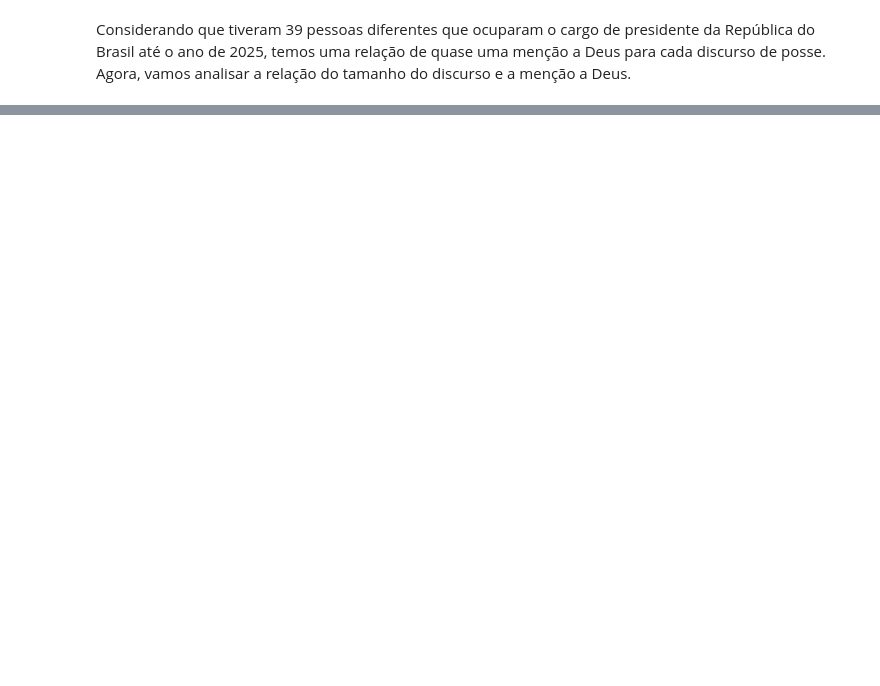
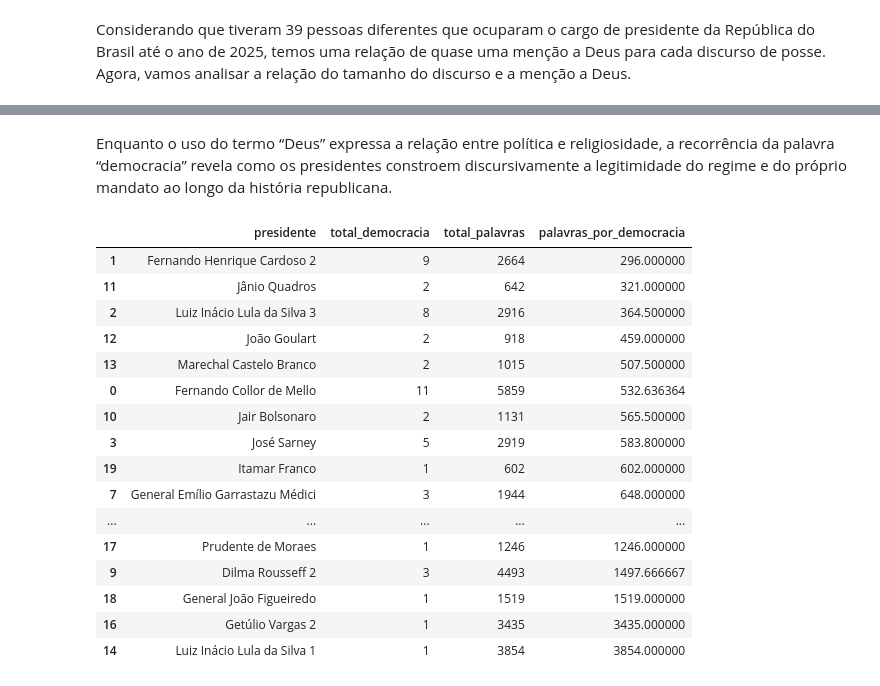
Before and after one commit to PhysicTeacherCode/Brazil-President-s-Speeches-Analysis, a Jupyter notebook: notebooks/01-exploratory.ipynb, the cells around one changed output, grey strips where cells are left out. Drawn from its saved outputs; the diff is of its cells as text; code cells hidden in the pictures; blank space fills up the shorter version.

```diff
--- a/notebooks/01-exploratory.ipynb
+++ b/notebooks/01-exploratory.ipynb
@@ -329,0 +339,47 @@ plt.show()
+# %% [markdown]
+Enquanto o uso do termo “Deus” expressa a relação entre política e religiosidade, a recorrência da palavra “democracia” revela como os presidentes constroem discursivamente a legitimidade do regime e do próprio mandato ao longo da história republicana.
+# %%
+query = """
+SELECT presidente, COUNT(*) AS total_democracia
+FROM (
+    SELECT
+        presidente,
+        unnest(string_to_array(lower(regexp_replace(par, '[^a-zA-Záéíóúàèìòùâêîôûãõçü ]', '', 'g')),' ')
+        ) AS palavra
+    FROM speeches
+) AS t
+WHERE palavra = 'democracia'
+GROUP BY presidente
+ORDER BY total_democracia DESC;
+"""
+
+df_democracia = pd.read_sql(query, engine)
+
+df_democracia['total_palavras'] = df_democracia['presidente'].map(df_tamanho.set_index('presidente')['total_palavras'])
+
+# Criar a razão
+df_democracia['palavras_por_democracia'] = df_democracia['total_palavras'] / df_democracia['total_democracia']
+
+df_democracia = df_democracia.sort_values('palavras_por_democracia', ascending=True)
+
+df_democracia[['presidente', 'total_democracia', 'total_palavras', 'palavras_por_democracia']].head(20)
+
+df_democracia.head(20)
+# %% [output]
+|  | presidente | total_democracia | total_palavras | palavras_por_democracia |
+| 1 | Fernando Henrique Cardoso 2 | 9 | 2664 | 296.000000 |
+| 11 | Jânio Quadros | 2 | 642 | 321.000000 |
+| 2 | Luiz Inácio Lula da Silva 3 | 8 | 2916 | 364.500000 |
+| 12 | João Goulart | 2 | 918 | 459.000000 |
+| 13 | Marechal Castelo Branco | 2 | 1015 | 507.500000 |
+| 0 | Fernando Collor de Mello | 11 | 5859 | 532.636364 |
+| 10 | Jair Bolsonaro | 2 | 1131 | 565.500000 |
+| 3 | José Sarney | 5 | 2919 | 583.800000 |
+| 19 | Itamar Franco | 1 | 602 | 602.000000 |
+| 7 | General Emílio Garrastazu Médici | 3 | 1944 | 648.000000 |
+| ... | ... | ... | ... | ... |
+| 17 | Prudente de Moraes | 1 | 1246 | 1246.000000 |
+| 9 | Dilma Rousseff 2 | 3 | 4493 | 1497.666667 |
+| 18 | General João Figueiredo | 1 | 1519 | 1519.000000 |
+| 16 | Getúlio Vargas 2 | 1 | 3435 | 3435.000000 |
+| 14 | Luiz Inácio Lula da Silva 1 | 1 | 3854 | 3854.000000 |
```
Also changed, not shown: parts of 10 cells of this notebook.
